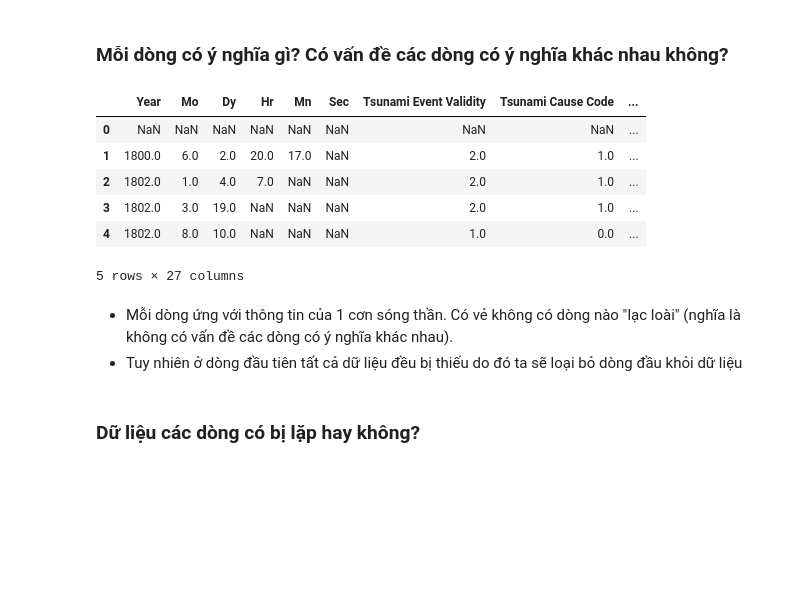
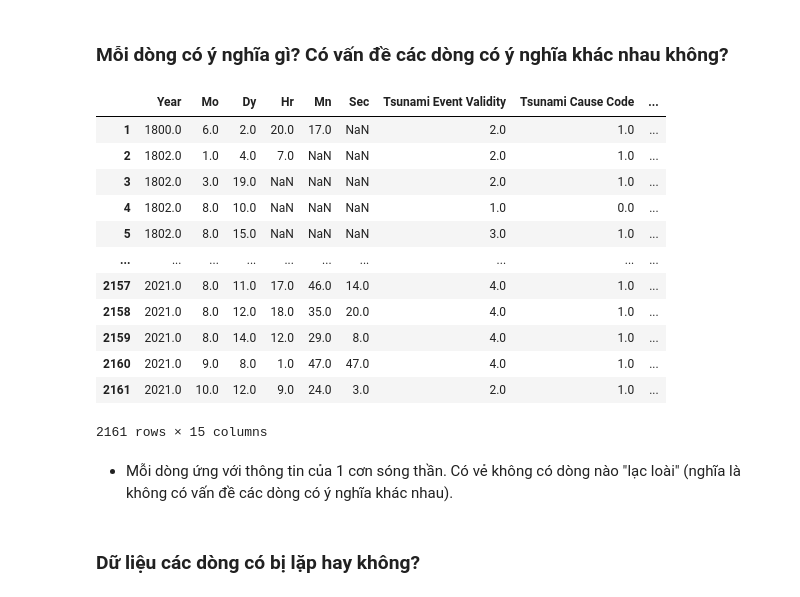
Before and after one commit to duylocky2k1/P4DS-CQ19-FinalProject, a Jupyter notebook: Final.ipynb, the cells around one changed output. Saved outputs shown, nothing was run; the diff lists cells and outputs as text; code cells hidden in the pictures; blank space fills up the shorter version.

Commit message:
Cập nhật khám phá dữ liệu

```diff
--- a/Final.ipynb
+++ b/Final.ipynb
@@ -40,0 +47,3 @@ https://www.kaggle.com/ramjasmaurya/historical-data-of-tsunamis18002021.
+# %%
+df = pd.read_csv('Data/tsunami.csv')
+df.head()
@@ -43,3 +62,5 @@ https://www.kaggle.com/ramjasmaurya/historical-data-of-tsunamis18002021.
+# %%
+df = df.drop(0, axis=0)
 # %%
 n_rows, n_col = df.shape
 n_rows, n_col
@@ -52,15 +73,20 @@ n_rows, n_col
 # %% [markdown]
 ### Mỗi dòng có ý nghĩa gì? Có vấn đề các dòng có ý nghĩa khác nhau không?
 # %%
-df.head()
+df.iloc[:,0:15]
 # %% [output]
 |  | Year | Mo | Dy | Hr | Mn | Sec | Tsunami Event Validity | Tsunami Cause Code | ... |
-| 0 | NaN | NaN | NaN | NaN | NaN | NaN | NaN | NaN | ... |
 | 1 | 1800.0 | 6.0 | 2.0 | 20.0 | 17.0 | NaN | 2.0 | 1.0 | ... |
 | 2 | 1802.0 | 1.0 | 4.0 | 7.0 | NaN | NaN | 2.0 | 1.0 | ... |
 | 3 | 1802.0 | 3.0 | 19.0 | NaN | NaN | NaN | 2.0 | 1.0 | ... |
 | 4 | 1802.0 | 8.0 | 10.0 | NaN | NaN | NaN | 1.0 | 0.0 | ... |
+| 5 | 1802.0 | 8.0 | 15.0 | NaN | NaN | NaN | 3.0 | 1.0 | ... |
+| ... | ... | ... | ... | ... | ... | ... | ... | ... | ... |
+| 2157 | 2021.0 | 8.0 | 11.0 | 17.0 | 46.0 | 14.0 | 4.0 | 1.0 | ... |
+| 2158 | 2021.0 | 8.0 | 12.0 | 18.0 | 35.0 | 20.0 | 4.0 | 1.0 | ... |
+| 2159 | 2021.0 | 8.0 | 14.0 | 12.0 | 29.0 | 8.0 | 4.0 | 1.0 | ... |
+| 2160 | 2021.0 | 9.0 | 8.0 | 1.0 | 47.0 | 47.0 | 4.0 | 1.0 | ... |
+| 2161 | 2021.0 | 10.0 | 12.0 | 9.0 | 24.0 | 3.0 | 2.0 | 1.0 | ... |
-5 rows × 27 columns
+2161 rows × 15 columns
 # %% [markdown]
 - Mỗi dòng ứng với thông tin của 1 cơn sóng thần. Có vẻ không có dòng nào "lạc loài" (nghĩa là không có vấn đề các dòng có ý nghĩa khác nhau).
-- Tuy nhiên ở dòng đầu tiên tất cả dữ liệu đều bị thiếu do đó ta sẽ loại bỏ dòng đầu khỏi dữ liệu
```
Also changed, not shown: parts of 32 cells of this notebook.
